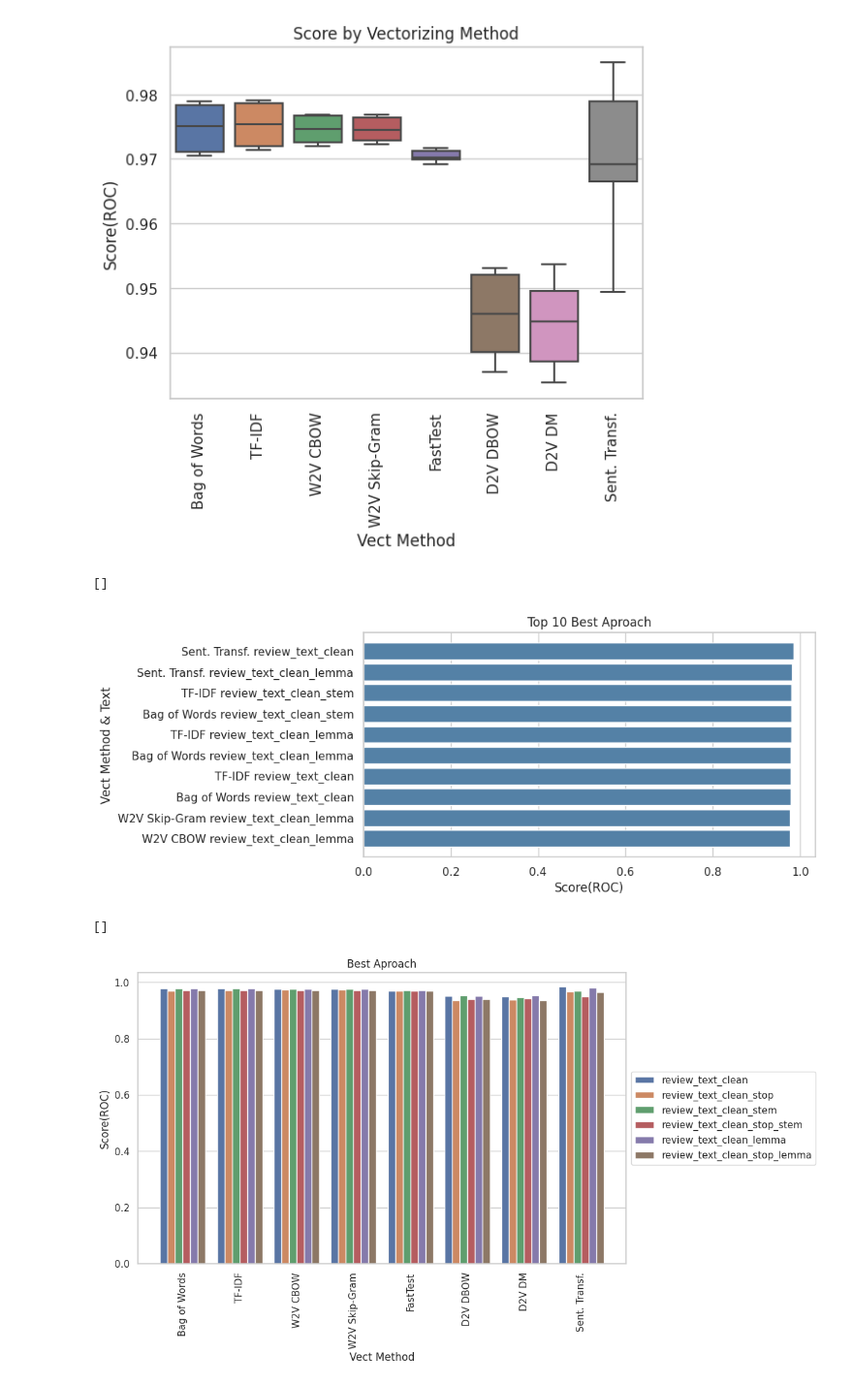
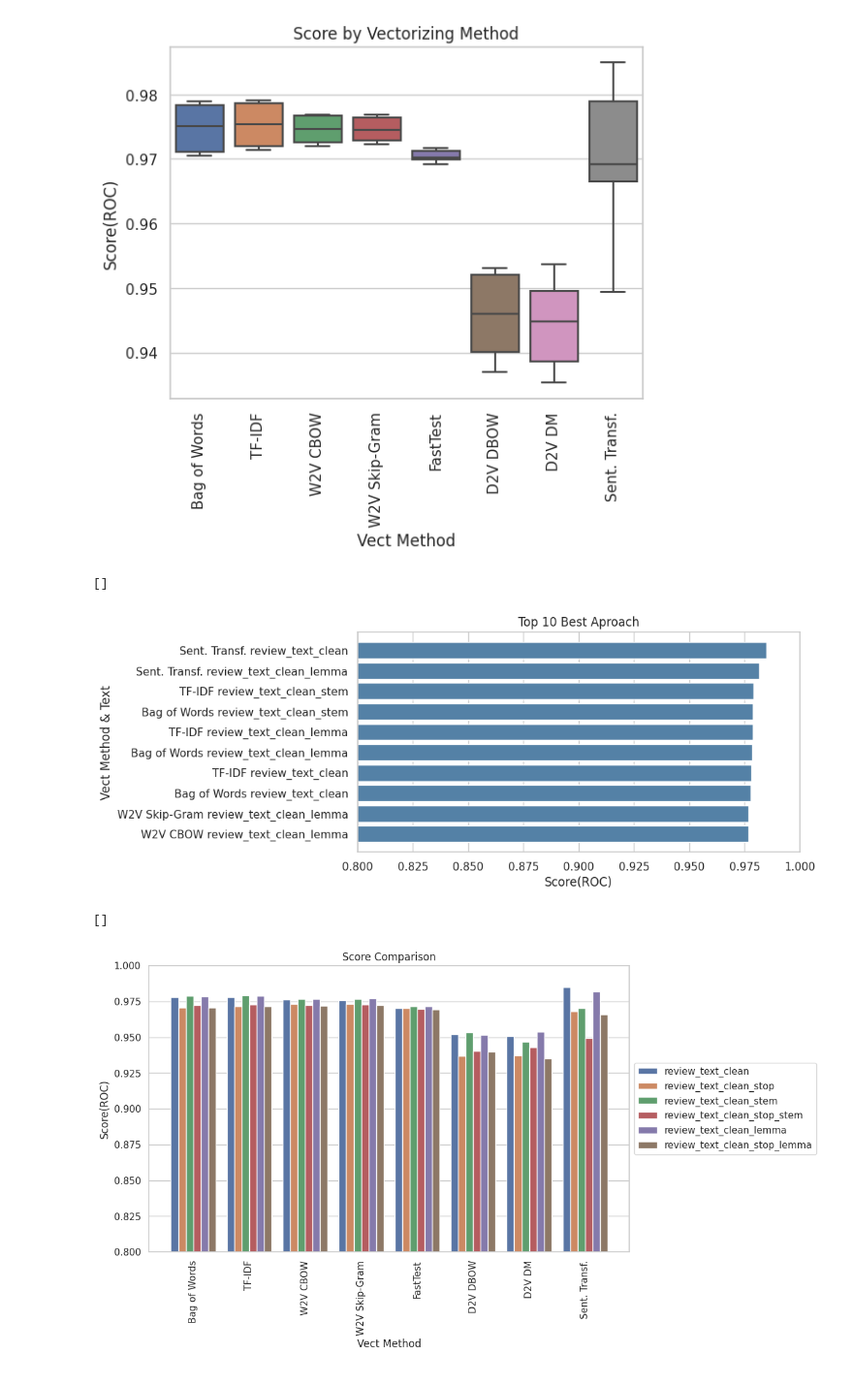
Before and after one commit to rdemarqui/sentiment_analysis, a Jupyter notebook: 02 Vectorization.ipynb, the cells around one changed output. Shown at 97% size. Drawn from its saved outputs; the diff is of its cells as text; code cells hidden in the pictures.

```diff
--- a/02 Vectorization.ipynb
+++ b/02 Vectorization.ipynb
@@ -593,21 +593,23 @@ ax = sns.barplot(x='Score(ROC)', y='Vect Method & Text',
                  data=df_scores_vect_stack.sort_values(by='Score(ROC)', ascending=False).head(10),
                  orient='h', color='steelblue')
 ax.set_yticklabels(ax.get_yticklabels())
+plt.xlim(0.8, 1)
 plt.title('Top 10 Best Aproach')
 plt.plot()
 # %% [output]
 []
-[figure, old version]
+[figure, new version]
 # %%
 plt.figure(figsize=(10, 6))
 ax = sns.barplot(x='Vect Method', y='Score(ROC)',
                  hue='Text Type',
                  data=df_scores_vect_stack,
                  )
 ax.set_xticklabels(ax.get_xticklabels(), rotation=90)
+plt.ylim(0.8, 1)
 ax.legend(loc='center left', bbox_to_anchor=(1, 0.5))
-plt.title('Best Aproach')
+plt.title('Score Comparison')
 plt.plot()
 # %% [output]
 []
-[figure, old version]
+[figure, new version]
```
